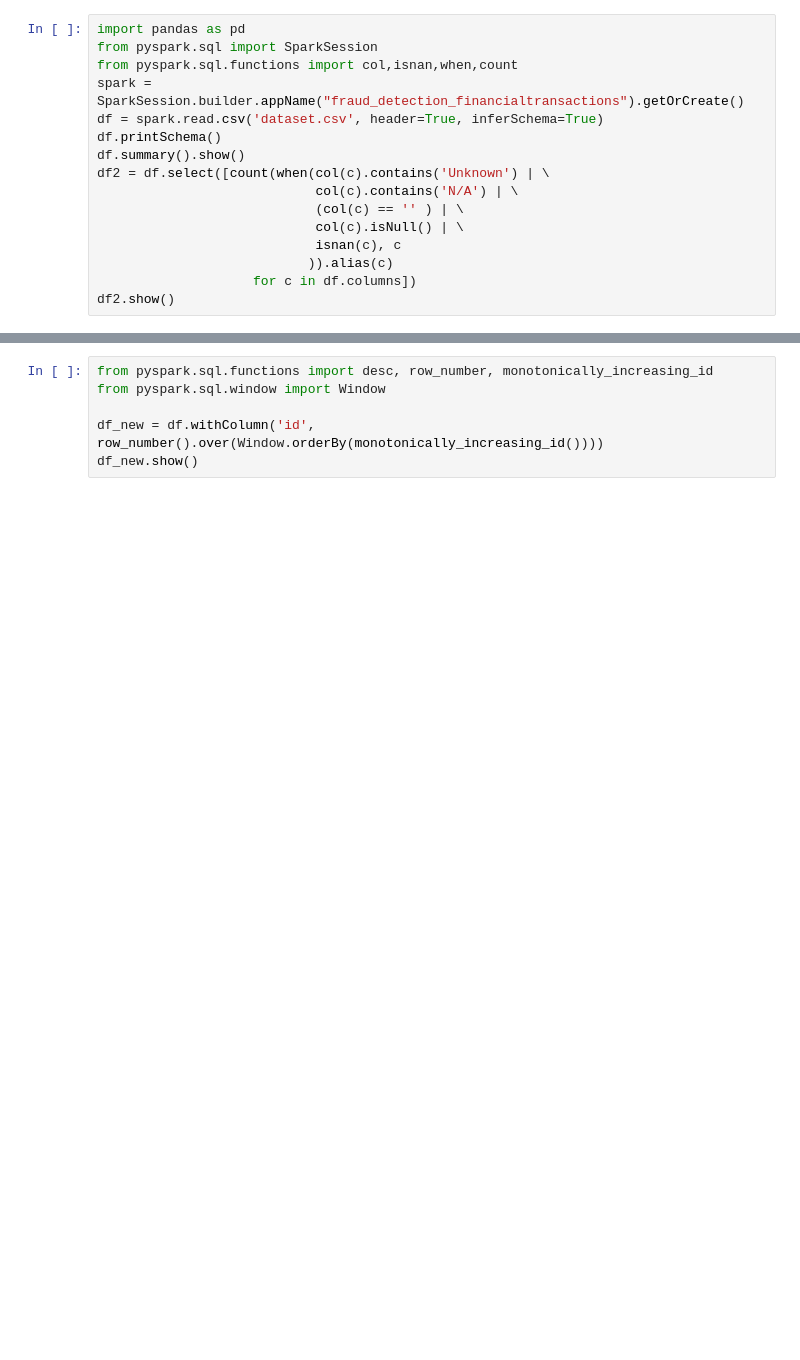
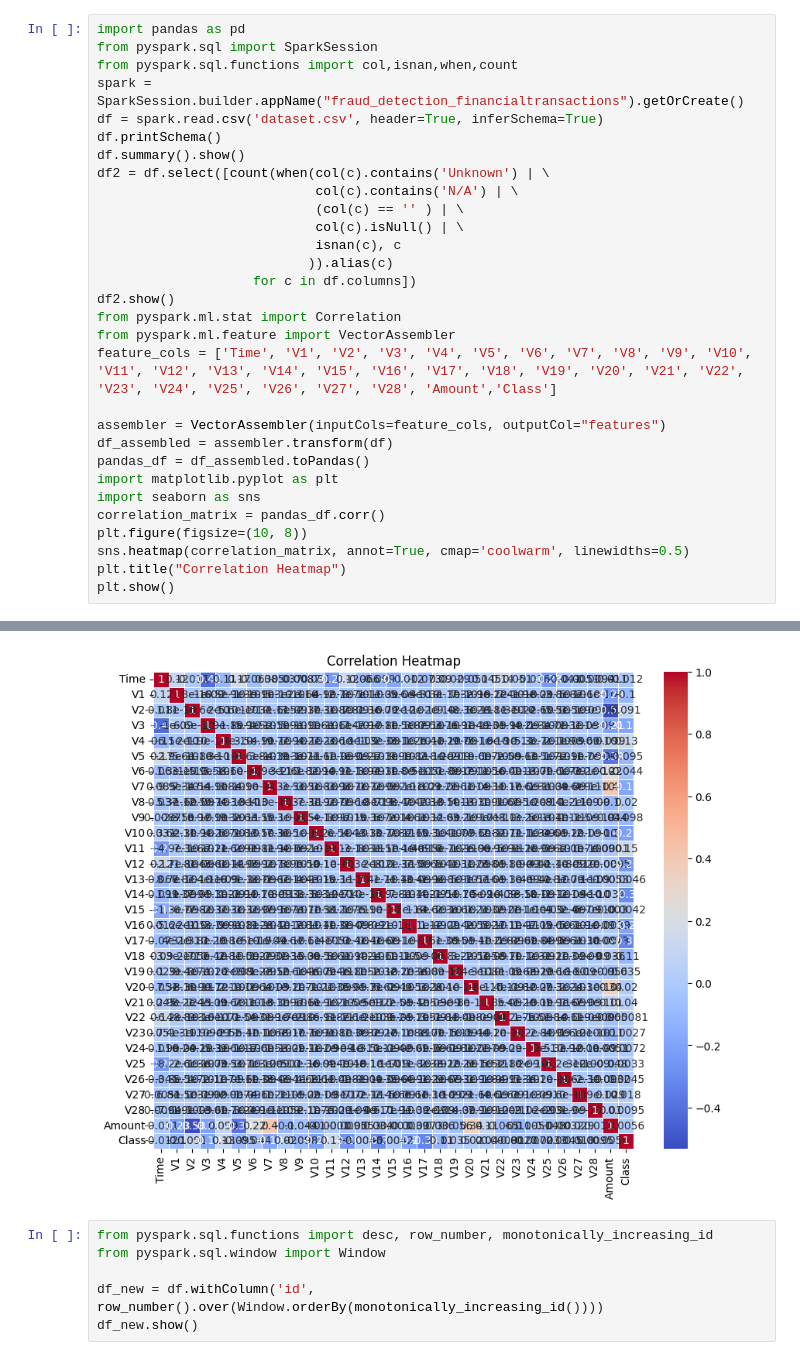
Before and after one commit to anutitto/dissertation, a Jupyter notebook: fraud_detection.ipynb, the cells around one changed output, grey strips where cells are left out. Drawn from its saved outputs; the diff is of its cells as text; blank space fills up the shorter version.

```diff
--- a/fraud_detection.ipynb
+++ b/fraud_detection.ipynb
@@ -21,33 +21,48 @@ from pyspark.sql.functions import col,isnan,when,count
 spark = SparkSession.builder.appName("fraud_detection_financialtransactions").getOrCreate()
 df = spark.read.csv('dataset.csv', header=True, inferSchema=True)
 df.printSchema()
 df.summary().show()
 df2 = df.select([count(when(col(c).contains('Unknown') | \
                             col(c).contains('N/A') | \
                             (col(c) == '' ) | \
                             col(c).isNull() | \
                             isnan(c), c
                            )).alias(c)
                     for c in df.columns])
 df2.show()
+from pyspark.ml.stat import Correlation
+from pyspark.ml.feature import VectorAssembler
+feature_cols = ['Time', 'V1', 'V2', 'V3', 'V4', 'V5', 'V6', 'V7', 'V8', 'V9', 'V10', 'V11', 'V12', 'V13', 'V14', 'V15', 'V16', 'V17', 'V18', 'V19', 'V20', 'V21', 'V22', 'V23', 'V24', 'V25', 'V26', 'V27', 'V28', 'Amount','Class']
+
+assembler = VectorAssembler(inputCols=feature_cols, outputCol="features")
+df_assembled = assembler.transform(df)
+pandas_df = df_assembled.toPandas()
+import matplotlib.pyplot as plt
+import seaborn as sns
+correlation_matrix = pandas_df.corr()
+plt.figure(figsize=(10, 8))
+sns.heatmap(correlation_matrix, annot=True, cmap='coolwarm', linewidths=0.5)
+plt.title("Correlation Heatmap")
+plt.show()
 # %% [output]
 root
  |-- Time: integer (nullable = true)
  |-- V1: double (nullable = true)
  |-- V2: double (nullable = true)
  |-- V3: double (nullable = true)
  |-- V4: double (nullable = true)
  |-- V5: double (nullable = true)
  |-- V6: double (nullable = true)
  |-- V7: double (nullable = true)
  |-- V8: double (nullable = true)
  |-- V9: double (nullable = true)
  |-- V10: double (nullable = true)
 ... (32 lines left out)
 |Time| V1| V2| V3| V4| V5| V6| V7| V8| V9|V10|V11|V12|V13|V14|V15|V16|V17|V18|V19|V20|V21|V22|V23|V24|V25|V26|V27|V28|Amount|Class|
 +----+---+---+---+---+---+---+---+---+---+---+---+---+---+---+---+---+---+---+---+---+---+---+---+---+---+---+---+---+------+-----+
 |   0|  0|  0|  0|  0|  0|  0|  0|  0|  0|  0|  0|  0|  0|  0|  0|  0|  0|  0|  0|  0|  0|  0|  0|  0|  0|  0|  0|  0|     0|    0|
 +----+---+---+---+---+---+---+---+---+---+---+---+---+---+---+---+---+---+---+---+---+---+---+---+---+---+---+---+---+------+-----+
+[figure, added]
 # %%
 from pyspark.sql.functions import desc, row_number, monotonically_increasing_id
 from pyspark.sql.window import Window
```
Also changed, not shown: parts of 12 cells of this notebook.
